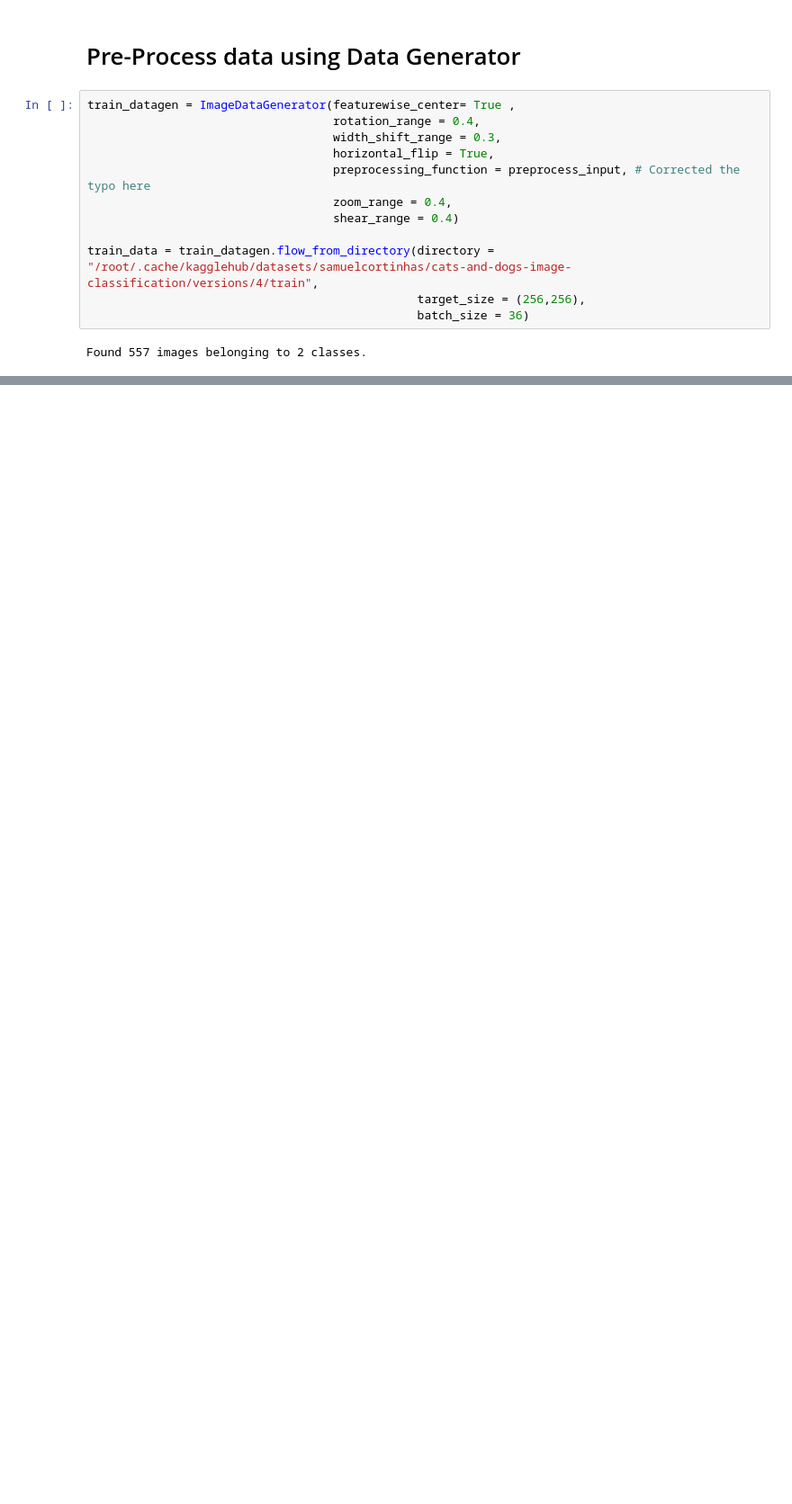
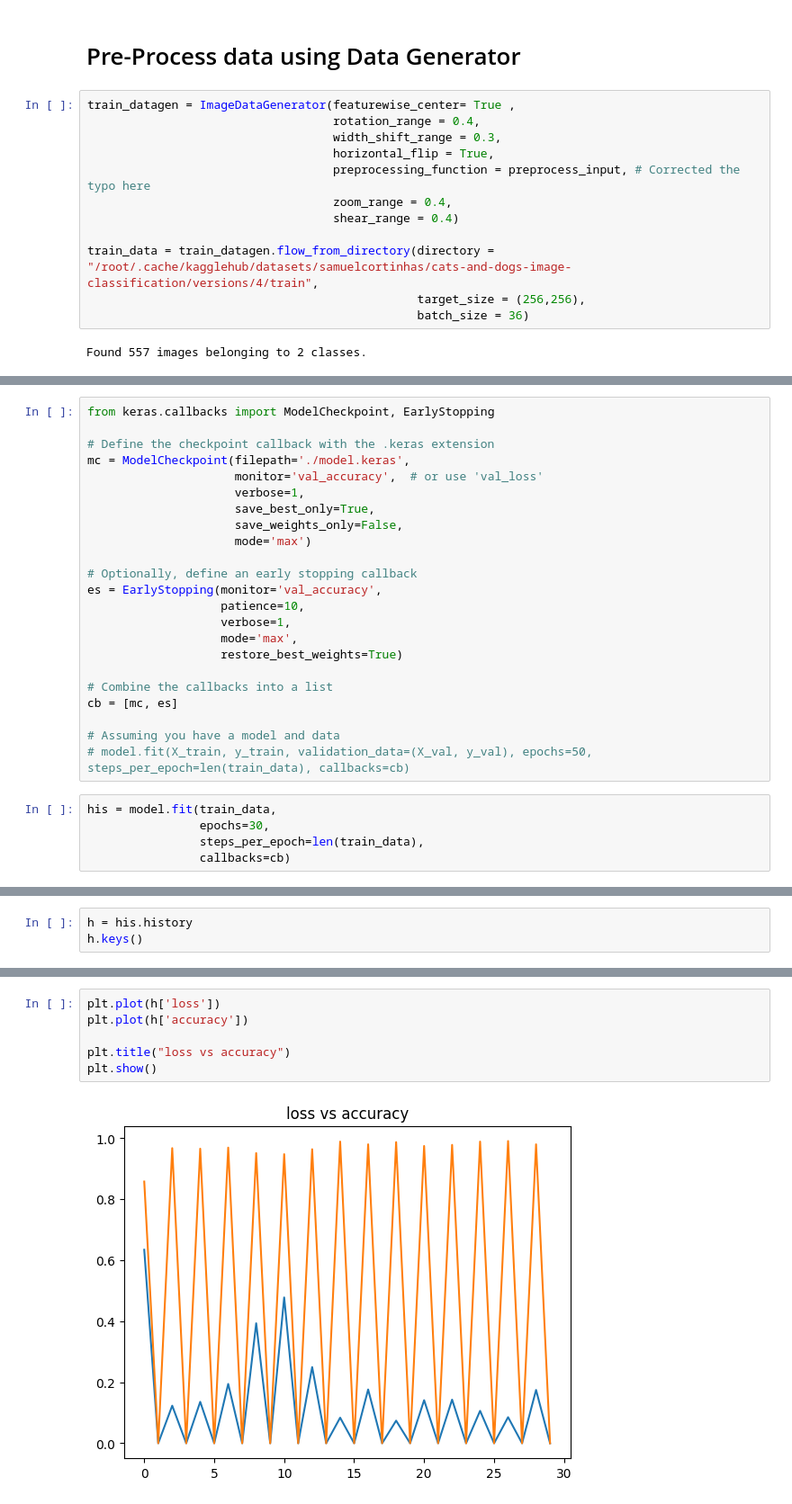
Before and after one commit to ncyj823/Image-Classification-, a Jupyter notebook: Copy_of_project_1.ipynb, the cells around one changed output, grey strips where cells are left out. Shown at 90% size. Drawn from its saved outputs; the diff is of its cells as text; blank space fills up the shorter version.

```diff
--- a/Copy_of_project_1.ipynb
+++ b/Copy_of_project_1.ipynb
@@ -187,0 +329,28 @@ Found 557 images belonging to 2 classes.
+# %%
+from keras.callbacks import ModelCheckpoint, EarlyStopping
+
+# Define the checkpoint callback with the .keras extension
+mc = ModelCheckpoint(filepath='./model.keras',
+                     monitor='val_accuracy',  # or use 'val_loss'
+                     verbose=1,
+                     save_best_only=True,
+                     save_weights_only=False,
+                     mode='max')
+
+# Optionally, define an early stopping callback
+es = EarlyStopping(monitor='val_accuracy',
+                   patience=10,
+                   verbose=1,
+                   mode='max',
+                   restore_best_weights=True)
+
+# Combine the callbacks into a list
+cb = [mc, es]
+
+# Assuming you have a model and data
+# model.fit(X_train, y_train, validation_data=(X_val, y_val), epochs=50, steps_per_epoch=len(train_data), callbacks=cb)
+# %%
+his = model.fit(train_data,
+                epochs=30,
+                steps_per_epoch=len(train_data),
+                callbacks=cb)
@@ -187,0 +402,3 @@ Found 557 images belonging to 2 classes.
+# %%
+h = his.history
+h.keys()
@@ -187,0 +407,8 @@ Found 557 images belonging to 2 classes.
+# %%
+plt.plot(h['loss'])
+plt.plot(h['accuracy'])
+
+plt.title("loss vs accuracy")
+plt.show()
+# %% [output]
+[figure, added]
```
Also changed, not shown: parts of 40 cells of this notebook.
